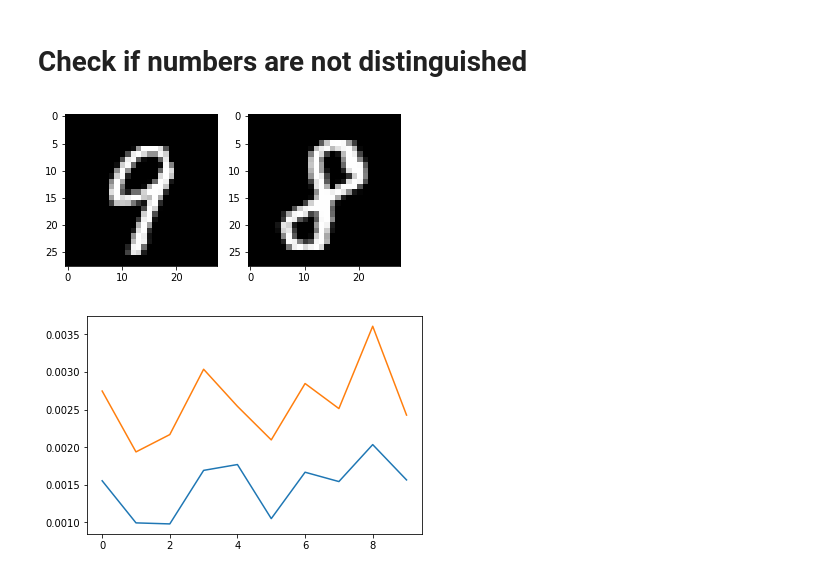
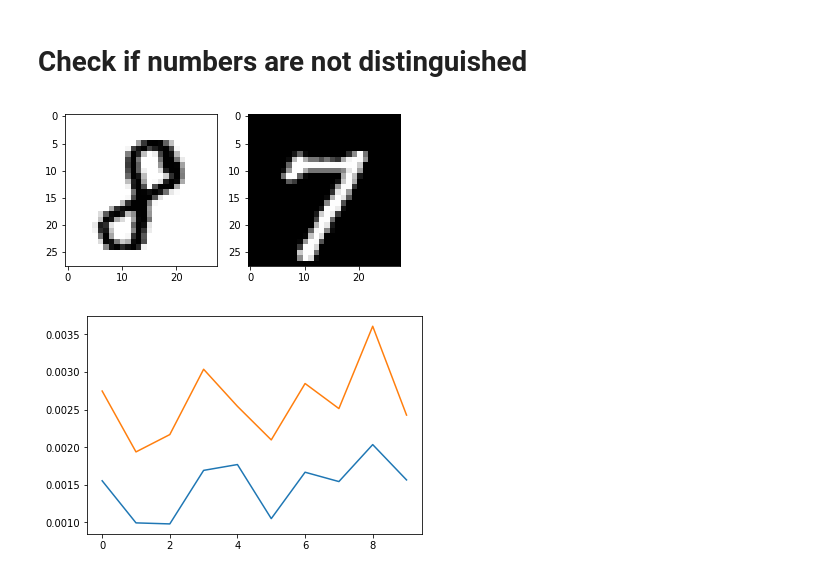
Before and after one commit to BJohn-dev/Memristor_learning_model, a Jupyter notebook: development/Memristor_mapping_new.ipynb, the cells around one changed output. Cells and saved outputs as stored; diff of their text form; code cells hidden in the pictures.

```diff
--- a/development/Memristor_mapping_new.ipynb
+++ b/development/Memristor_mapping_new.ipynb
@@ -404,18 +403,18 @@ plt.show()
 # %% [markdown]
 # Check if numbers are not distinguished
 # %%
-a = input_images[18]
-b = input_images[5]
+a = 1 - np.array(input_images[5])
+b = input_images[4]
 
 im_a = np.reshape(a, [28,28])
 im_b = np.reshape(b, [28,28])
 ax1 = plt.subplot(1,2,1)
 ax1.imshow(im_a, cmap='gray')
 ax2 = plt.subplot(1,2,2)
 ax2.imshow(im_b, cmap='gray')
 plt.show()
 # %% [output]
-[figure, old version]
+[figure, new version]
 # %%
 # ax1 = plt.subplot(2,1,1)
 # ax2 = plt.subplot(2,1,2)
```
Also changed, not shown: parts of 5 cells of this notebook.
